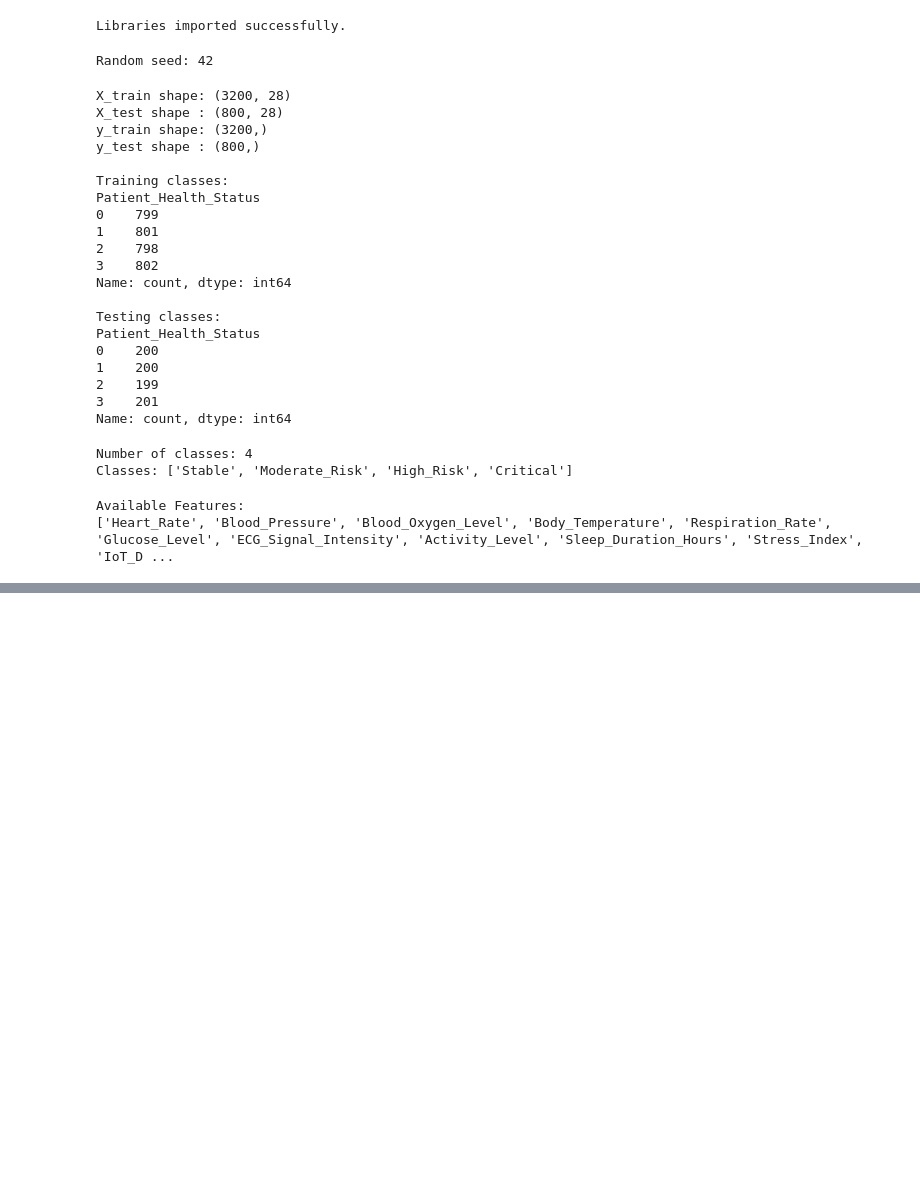
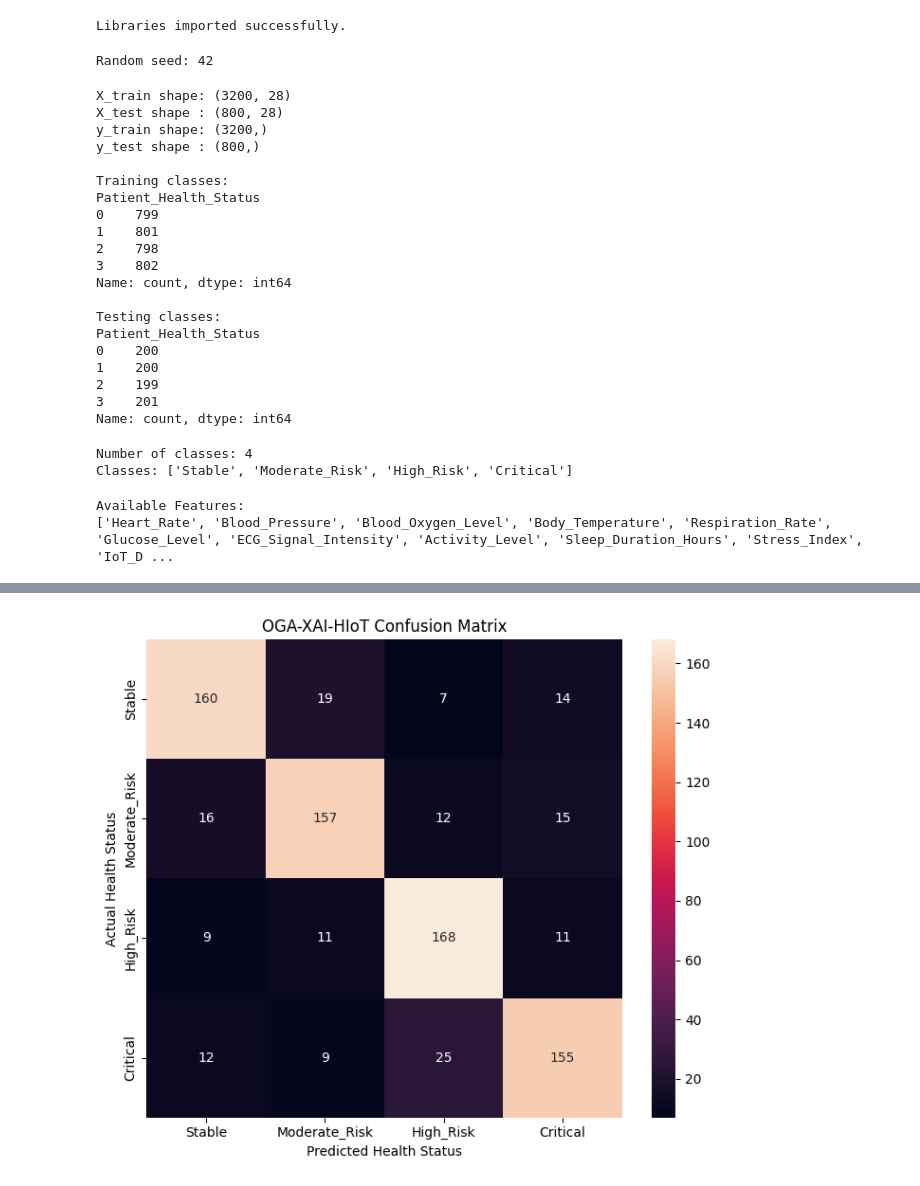
Before and after one commit to Sia0412/Flask-Mega, a Jupyter notebook: IOT_ecosystem.ipynb, the cells around one changed output, grey strips where cells are left out. Saved outputs shown, nothing was run; the diff lists cells and outputs as text; code cells hidden in the pictures; blank space fills up the shorter version.

```diff
--- a/IOT_ecosystem.ipynb
+++ b/IOT_ecosystem.ipynb
@@ -3121,27 +3121,39 @@ physiological_features = [
     'Body_Temperature',
     'Glucose_Level',
     'Blood_Oxygen_Level',
-    'Blood_Pressure'
+    'Blood_Pressure',
+    'HR_BP_Interaction',
+    'Oxygen_Respiration_Ratio',
+    'Glucose_Stress_Interaction',
+    'ECG_HR_Interaction',
+    'ECG_Signal_Intensity'
 ]
 
 behavioral_features = [
     'Activity_Level',
     'Sleep_Duration_Hours',
     'Stress_Index',
-    'Daily_Steps'
+    'Daily_Steps',
+    'Activity_Sleep_Ratio',
+    'Stress_Sleep_Interaction',
+    'Steps_per_Activity'
 ]
 
 iot_quality_features = [
 
                         'IoT_Device_Connectivity',
                         'EHR_Data_Completeness',
-                        'Wearable_Device_Count'
+                        'Wearable_Device_Count',
+                        'Connectivity_EHR_Product',
+                        'Wearable_Connectivity_Ratio'
 
 ]
 
 network_cloud_features = [
     'Healthcare_Network_Latency_ms',
-    'Cloud_Data_Transfer_Rate'
+    'Cloud_Data_Transfer_Rate',
+    'Latency_Transfer_Ratio',
+    'Network_Load_Index'
 ]
 
 alert_features = [
@@ -3285,0 +4749,60 @@ Unassigned features:
+# %%
+#@title confusion matrix
+cm = confusion_matrix(
+
+    test_targets,
+
+    test_predictions
+
+)
+
+
+plt.figure(
+
+    figsize=(7, 6)
+
+)
+
+
+sns.heatmap(
+
+    cm,
+
+    annot=True,
+
+    fmt="d",
+
+    xticklabels=class_names,
+
+    yticklabels=class_names
+
+)
+
+
+plt.title(
+
+    "OGA-XAI-HIoT Confusion Matrix"
+
+)
+
+
+plt.xlabel(
+
+    "Predicted Health Status"
+
+)
+
+
+plt.ylabel(
+
+    "Actual Health Status"
+
+)
+
+
+plt.tight_layout()
+
+
+plt.show()
+# %% [output]
+[figure, added]
```
Also changed, not shown: parts of 31 cells of this notebook.
